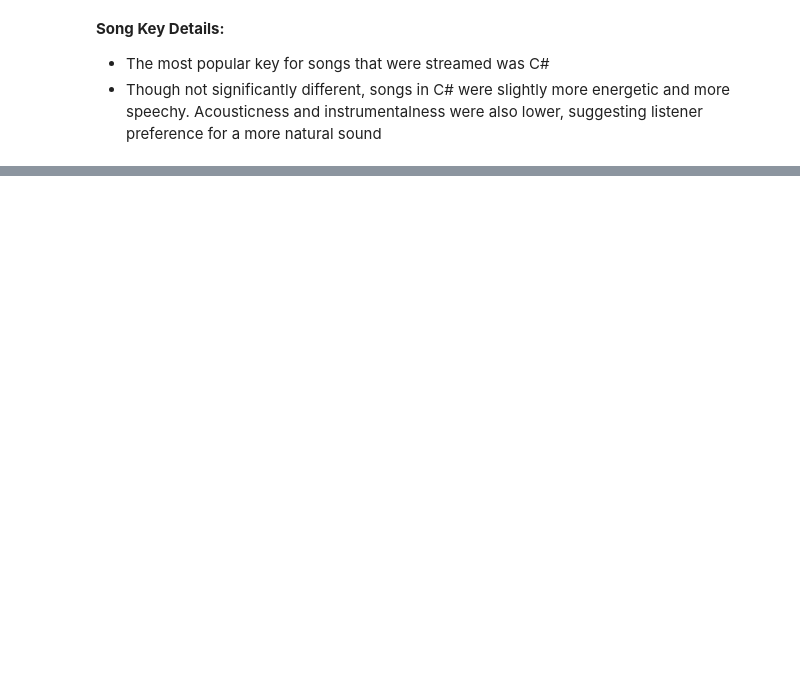
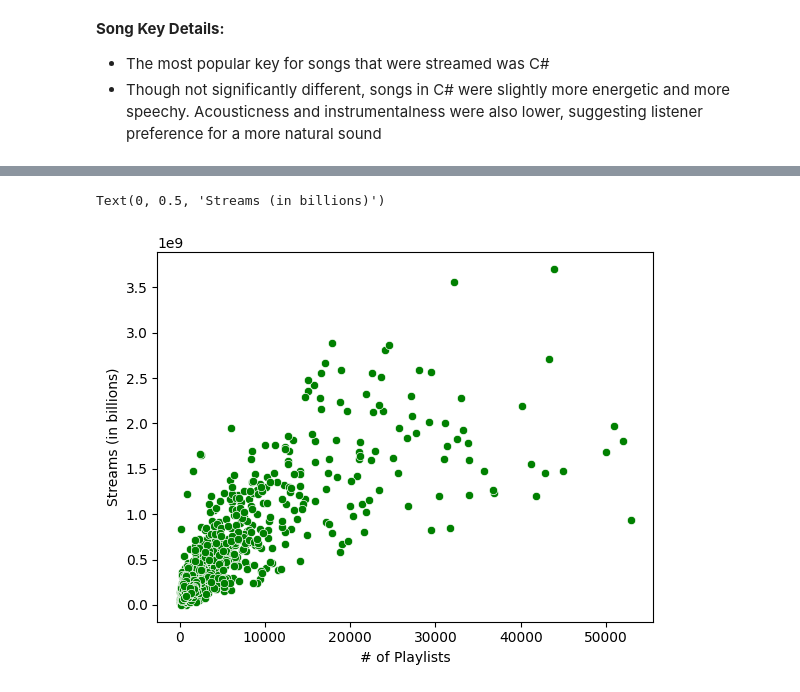
Before and after one commit to shawnho-368/spotify-listening, a Jupyter notebook: notebook/spotify_project.ipynb, the cells around one changed output, grey strips where cells are left out. Saved outputs shown, nothing was run; the diff lists cells and outputs as text; code cells hidden in the pictures; blank space fills up the shorter version.

```diff
--- a/notebook/spotify_project.ipynb
+++ b/notebook/spotify_project.ipynb
@@ -180,0 +242,7 @@ streams_by_charts = df.groupby(['in_spotify_charts'])[['streams']].mean().sort_v
+# %%
+sns.scatterplot(data=df, x='in_spotify_playlists', y='streams', color='green')
+plt.xlabel('# of Playlists')
+plt.ylabel('Streams (in billions)')
+# %% [output]
+Text(0, 0.5, 'Streams (in billions)')
+[figure, added]
```
Also changed, not shown: parts of 22 cells of this notebook.
